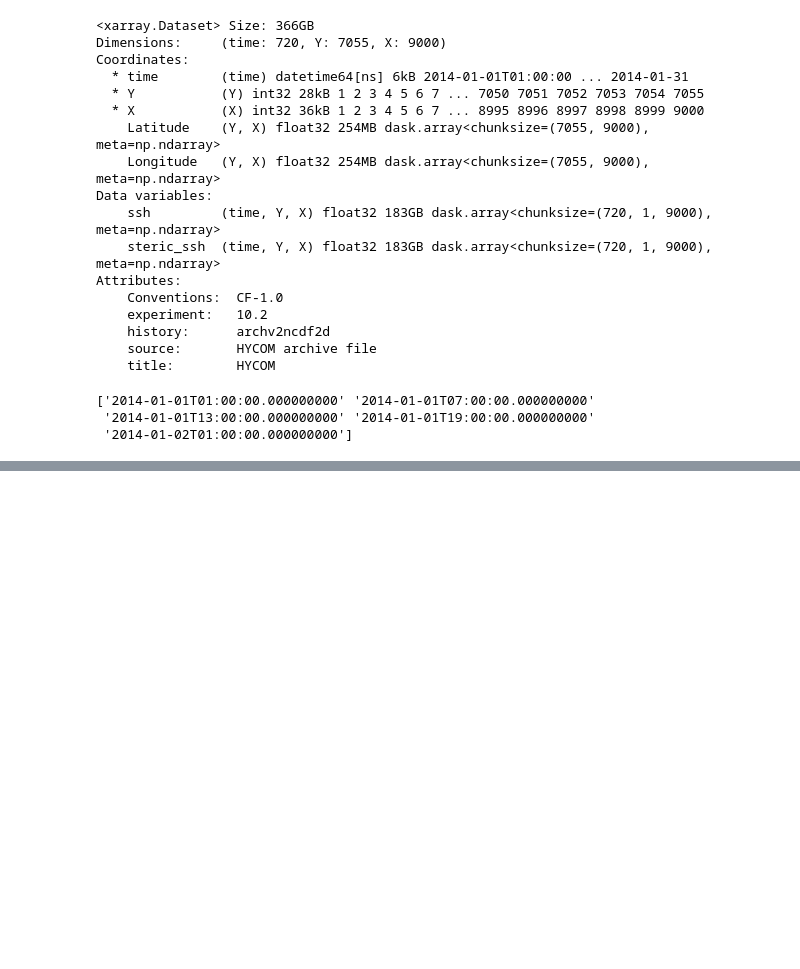
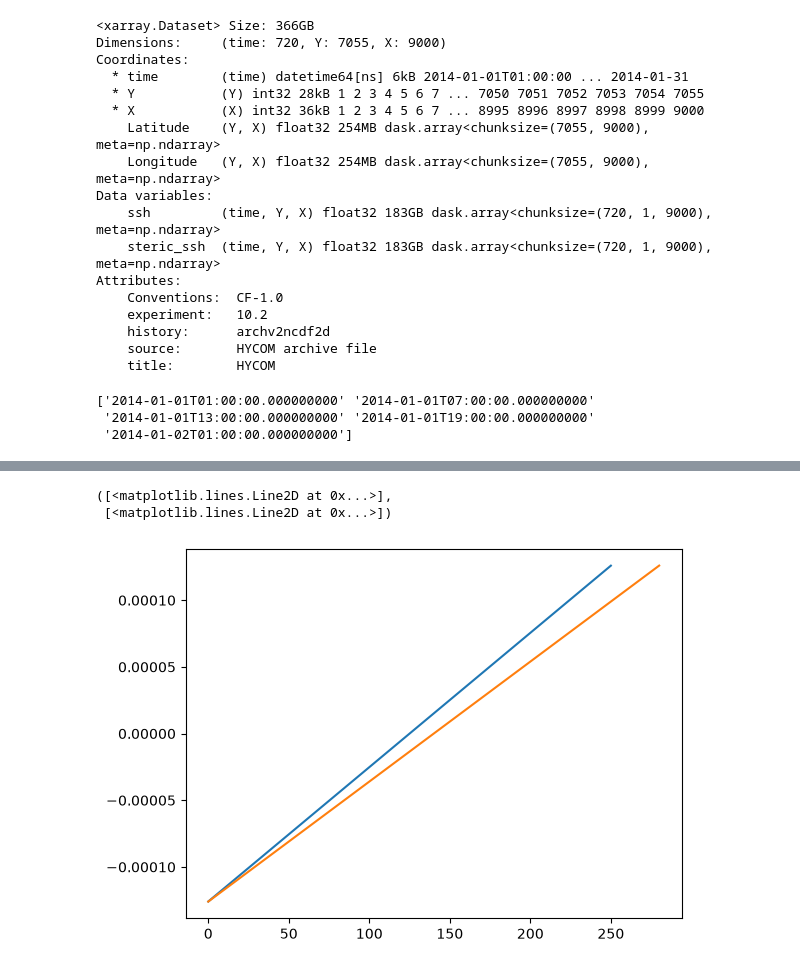
Before and after one commit to selipot/hycom-unleashed, a Jupyter notebook: hycom-spectra.ipynb, the cells around one changed output, grey strips where cells are left out. Saved outputs shown, nothing was run; the diff lists cells and outputs as text; code cells hidden in the pictures; blank space fills up the shorter version.

```diff
--- a/hycom-spectra.ipynb
+++ b/hycom-spectra.ipynb
@@ -73,0 +235,6 @@ Attributes:
+# %%
+plt.plot(kx),plt.plot(ky)
+# %% [output]
+([<matplotlib.lines.Line2D at 0x...>],
+ [<matplotlib.lines.Line2D at 0x...>])
+[figure, added]
```
Also changed, not shown: parts of 18 cells of this notebook.
